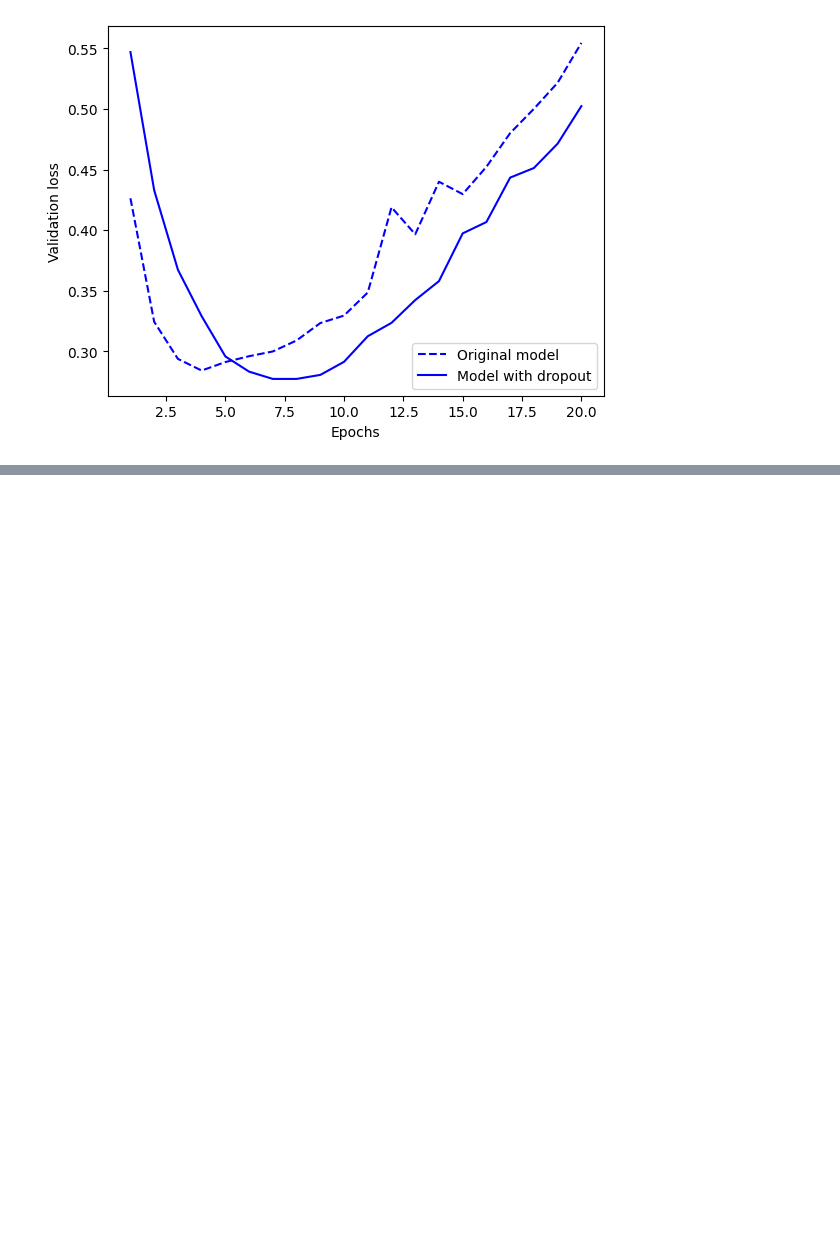
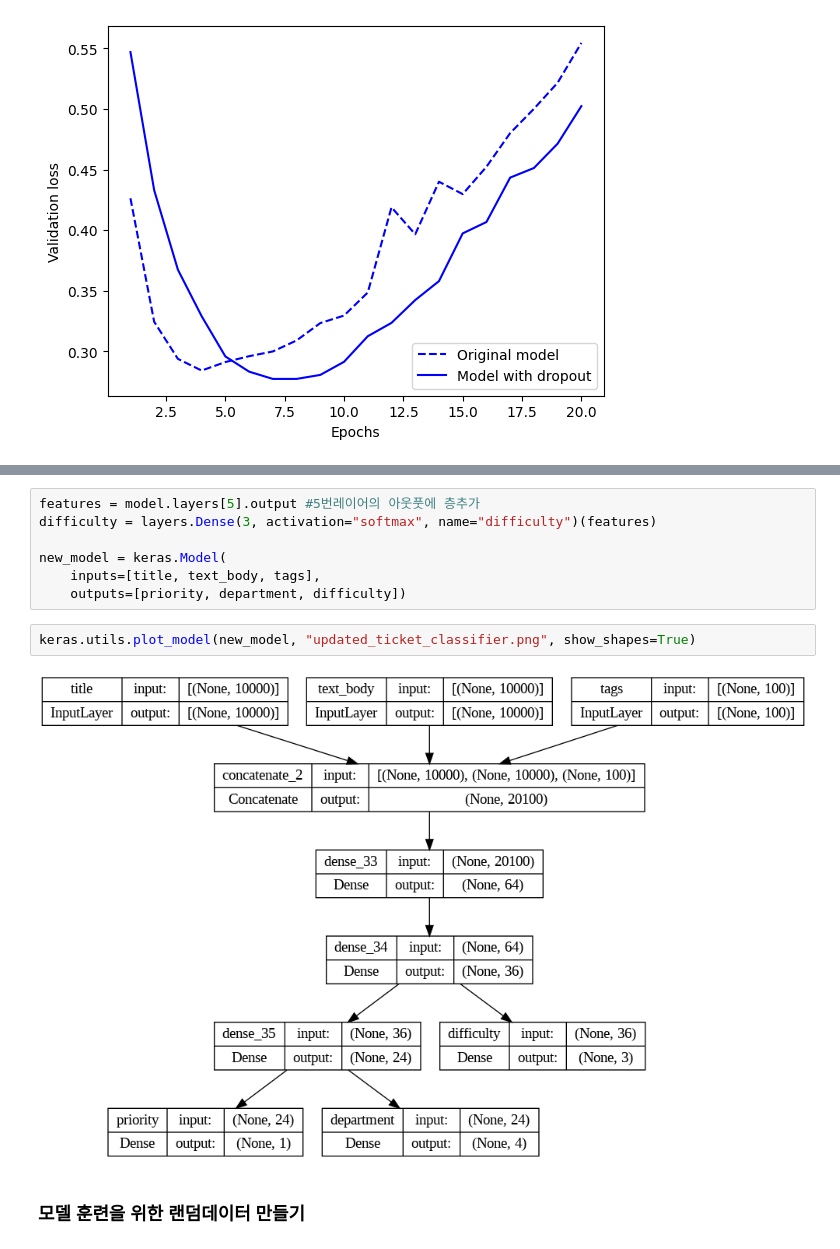
Before and after one commit to gilsu200/DL_study, a Jupyter notebook: Midterm.ipynb, the cells around one changed output, grey strips where cells are left out. Saved outputs shown, nothing was run; the diff lists cells and outputs as text; blank space fills up the shorter version.

```diff
--- a/Midterm.ipynb
+++ b/Midterm.ipynb
@@ -733,0 +843,13 @@ plt.show()
+# %%
+features = model.layers[5].output #5번레이어의 아웃풋에 층추가
+difficulty = layers.Dense(3, activation="softmax", name="difficulty")(features)
+
+new_model = keras.Model(
+    inputs=[title, text_body, tags],
+    outputs=[priority, department, difficulty])
+# %%
+keras.utils.plot_model(new_model, "updated_ticket_classifier.png", show_shapes=True)
+# %% [output]
+[figure, added]
+# %% [markdown]
+### 모델 훈련을 위한 랜덤데이터 만들기
```
Also changed, not shown: parts of 31 cells of this notebook.
